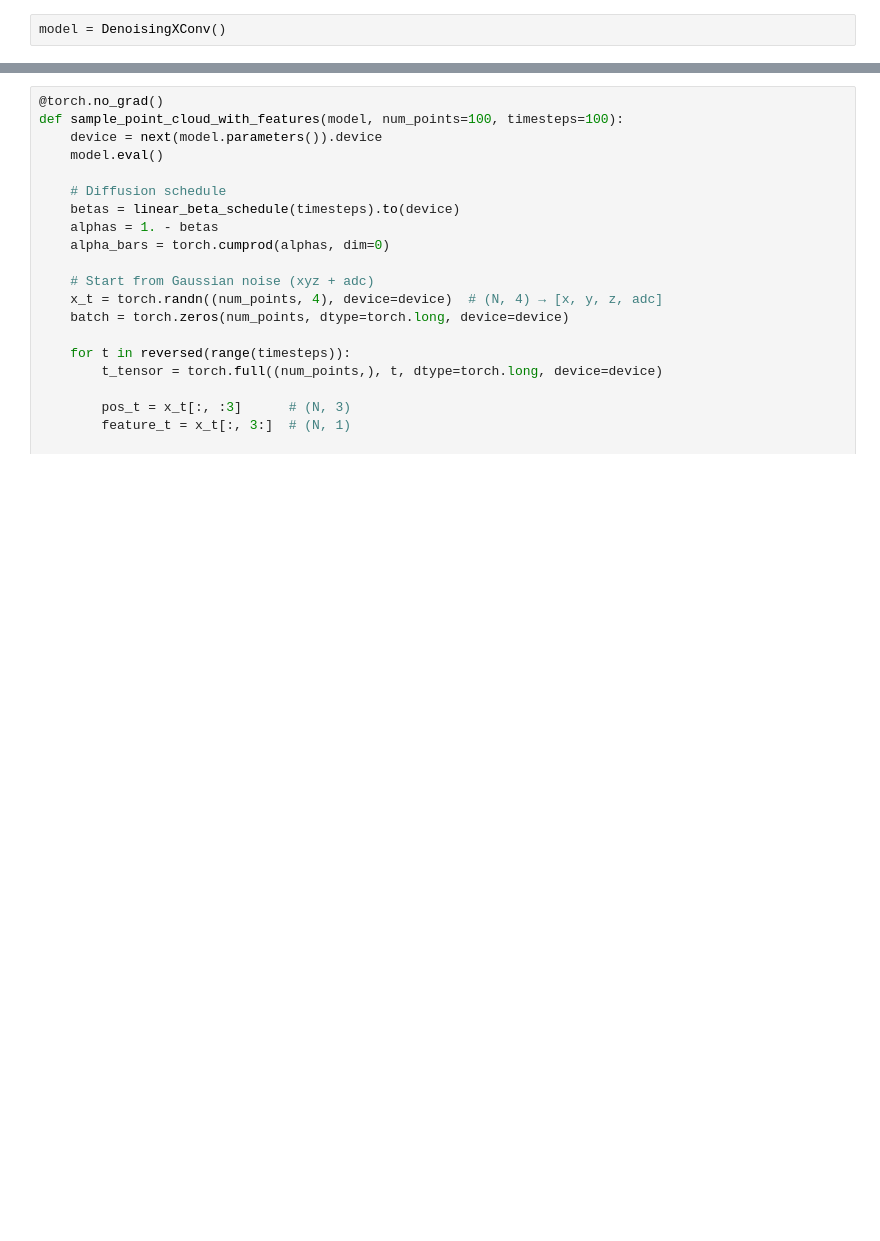
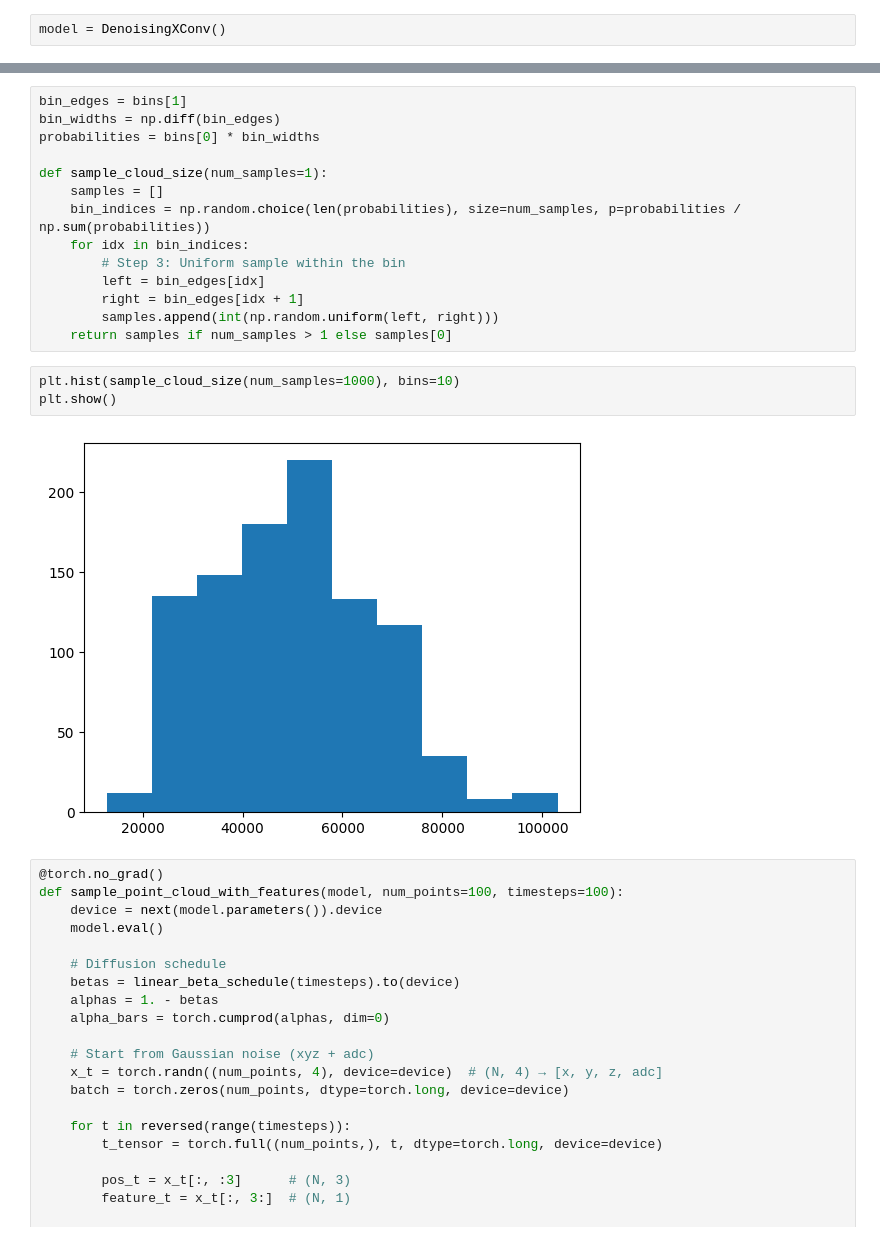
Before and after one commit to valdasraps/event_simulator, a Jupyter notebook: notebooks/pixel/02-00_diffmod.ipynb, the cells around one changed output, grey strips where cells are left out. Saved outputs shown, nothing was run; the diff lists cells and outputs as text; blank space fills up the shorter version.

```diff
--- a/notebooks/pixel/02-00_diffmod.ipynb
+++ b/notebooks/pixel/02-00_diffmod.ipynb
@@ -121,3 +148,22 @@ train_loop(model, dataset, epochs=20)
+# %%
+bin_edges = bins[1]
+bin_widths = np.diff(bin_edges)
+probabilities = bins[0] * bin_widths
+
+def sample_cloud_size(num_samples=1):
+    samples = []
+    bin_indices = np.random.choice(len(probabilities), size=num_samples, p=probabilities / np.sum(probabilities))
+    for idx in bin_indices:
+        # Step 3: Uniform sample within the bin
+        left = bin_edges[idx]
+        right = bin_edges[idx + 1]
+        samples.append(int(np.random.uniform(left, right)))
+    return samples if num_samples > 1 else samples[0]
+# %%
+plt.hist(sample_cloud_size(num_samples=1000), bins=10)
+plt.show()
+# %% [output]
+[figure, added]
 # %%
 @torch.no_grad()
 def sample_point_cloud_with_features(model, num_points=100, timesteps=100):
```
Also changed, not shown: parts of 14 cells of this notebook.
